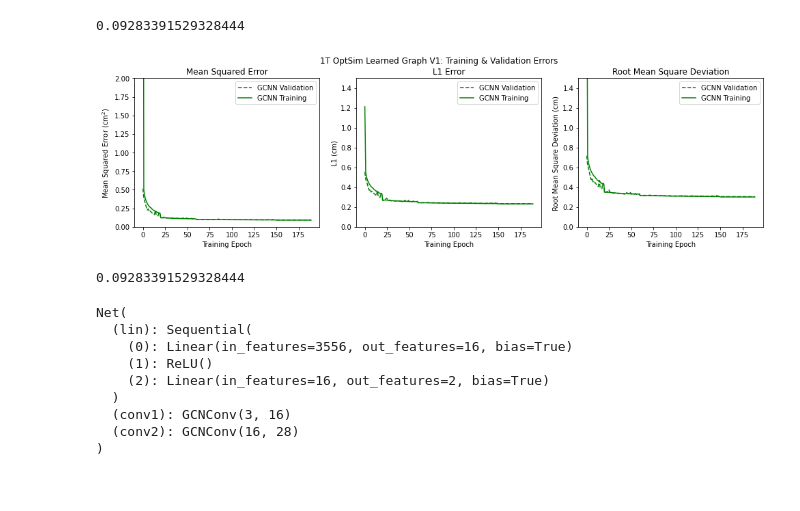
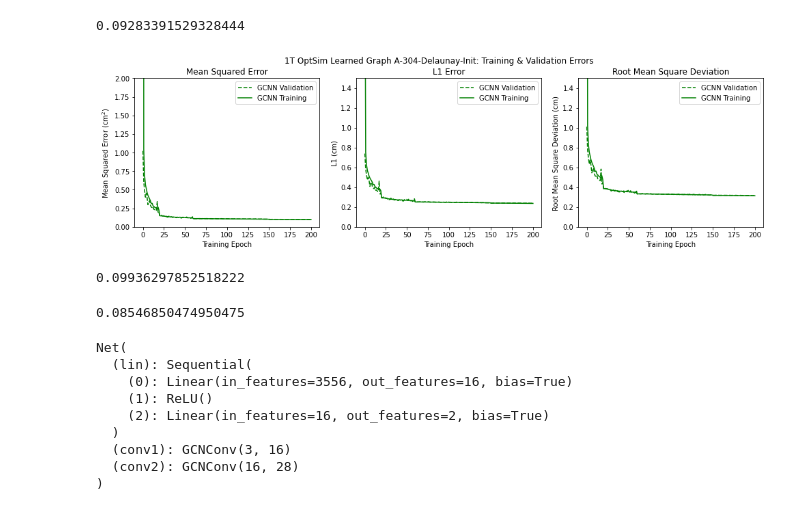
Before and after one commit to DidactsOrg/gcnn-1T, a Jupyter notebook: learning-1T.ipynb, the cells around one changed output. Saved outputs shown, nothing was run; the diff lists cells and outputs as text; code cells hidden in the pictures.

```diff
--- a/learning-1T.ipynb
+++ b/learning-1T.ipynb
@@ -152,15 +152,16 @@ class CustomDataset(Dataset):
 The simulations files that I use can be taken as a single dataset or be combined into a larger dataset. For the case of the larger dataset, a list of the file names needs to passed to CustomDataset instead. I'm saving the root directory under the variable *ROOT* so that it can be used later for saving figures and the model.
 # %%
 # sim_list = ['{}-50000_1000_el_z-10_sim.pkl'.format(ID) for ID in range(12,14)]
-sim_list = ['optical_sim_989875_1T.pkl']
+# sim_list = ['optical_sim_989875_1T.pkl']
+noisy_list = ['simple_noise_optsim.pkl']
 # sim_list.pop(34)
 # %%
 # Produces 100,000 simulation points
 batch_size = 1000
 ROOT='/home/aeoranday/learning_data'
-valid_dataset = CustomDataset(ROOT, sim_list, 'learned_graph_1T_A-294.pkl', proc_name='A-294_optsim')
+valid_dataset = CustomDataset(ROOT, noisy_list, 'nx-graph_delaunay_top_pmt_1T.pkl', proc_name='simple_noise_optsim')
 valid_loader = DataLoader(valid_dataset, batch_size=batch_size)
-train_dataset = CustomDataset(ROOT, sim_list, 'learned_graph_1T_A-294.pkl', proc_name='A-294_optsim', train=True)
+train_dataset = CustomDataset(ROOT, noisy_list, 'nx-graph_delaunay_top_pmt_1T.pkl', proc_name='simple_noise_optsim', train=True)
 train_loader = DataLoader(train_dataset, batch_size=batch_size, shuffle=True)
 # %% [output]
 Processing...
@@ -260,7 +261,7 @@ Per user, this **needs** to be changed into your home directory as well as file
 # %%
 # Training and Testing
 min_mse = 10000
-error_save = ROOT+'/results/optical_sim_1T/gcn_full_val-train_lr-var_A-294-graph.pkl'
+error_save = ROOT+'/results/optical_sim_1T/gcn_full_val-train_lr-var_A-304-Delaunay-Init-graph.pkl'
 
 epoch_lim = 250
 epoch_min = 0
@@ -297,8 +298,8 @@ with plot:
             batch = batch.to(device)
             optimizer.zero_grad()
             out = model(batch)
-            err = F.mse_loss(out, batch.y)
-            L1_err += F.l1_loss(out, batch.y).cpu().detach().item()
+            err = F.mse_loss(out, batch.y, reduction='sum')
+            L1_err += F.l1_loss(out, batch.y, reduction='sum').cpu().detach().item()
             err_train += err.cpu().detach().item()
             err.backward()
             optimizer.step()
@@ -314,8 +315,8 @@ with plot:
         for batch in valid_loader:
             batch = batch.to(device)
             pred = model(batch)
-            err_valid += F.mse_loss(pred, batch.y).cpu().detach().item()
-            L1_err += F.l1_loss(pred, batch.y).cpu().detach().item()
+            err_valid += F.mse_loss(pred, batch.y, reduction='sum').cpu().detach().item()
+            L1_err += F.l1_loss(pred, batch.y, reduction='sum').cpu().detach().item()
         scheduler.step()
         valid_lst.append(err_valid / n_valid)
         valid_L1.append(L1_err / n_valid)
@@ -332,7 +333,7 @@ with plot:
             pk.dump({'valid_mse':valid_lst, 'train_mse':train_lst, 'valid_L1':valid_L1, 'train_L1':train_L1}, fn)
         if valid_lst[-1] < min_mse:
             min_mse = valid_lst[-1]
-            torch.save(model.state_dict(), ROOT+'/models/1T_GCN28_OptSim_A-294-Graph.pth')
+            torch.save(model.state_dict(), ROOT+'/models/1T_GCN28_OptSim_A-304-Delaunay-Init-Graph.pth')
         if epoch > 150:
             if valid_lst[-1] > valid_lst[-2]:
                 if break_count >= 20:
@@ -366,47 +367,51 @@ plt.subplots(nrows=1, ncols=3, figsize=(16.5, 4), facecolor='white')
 plt.subplot(131)
 ax = plt.gca()
 ## GCN
-plt.plot(range(n_gcn_valid), np.array(valid_lst), c='g', ls='--', label='GCNN Validation')
-plt.plot(range(n_gcn_train), np.array(train_lst), c='g', label='GCNN Training')
+plt.plot(range(n_gcn_valid), np.array(valid_lst)/2, c='g', ls='--', label='GCNN Validation')
+plt.plot(range(n_gcn_train), np.array(train_lst)/2, c='g', label='GCNN Training')
 
 plt.title("Mean Squared Error")
 plt.xlabel("Training Epoch")
 plt.ylabel(r"Mean Squared Error (cm$^2$)")
 plt.ylim((0,2))
 plt.legend()
 
 # L1
 plt.subplot(132)
 ## GCN
-plt.plot(range(n_gcn_valid), np.array(valid_L1), c='g', ls='--', label='GCNN Validation')
-plt.plot(range(n_gcn_train), np.array(train_L1), c='g', label='GCNN Training')
+plt.plot(range(n_gcn_valid), np.array(valid_L1)/2, c='g', ls='--', label='GCNN Validation')
+plt.plot(range(n_gcn_train), np.array(train_L1)/2, c='g', label='GCNN Training')
 
 plt.title("L1 Error")
 plt.xlabel("Training Epoch")
 plt.ylabel("L1 (cm)")
 plt.ylim((0,1.5))
 plt.legend(loc=0)
 
 # RMSD
 plt.subplot(133)
 ## GCN
-plt.plot(range(n_gcn_valid), np.sqrt(np.array(valid_lst)), c='g', ls='--', label='GCNN Validation')
-plt.plot(range(n_gcn_train), np.sqrt(np.array(train_lst)), c='g', label='GCNN Training')
+plt.plot(range(n_gcn_valid), np.sqrt(np.array(valid_lst)/2), c='g', ls='--', label='GCNN Validation')
+plt.plot(range(n_gcn_train), np.sqrt(np.array(train_lst)/2), c='g', label='GCNN Training')
 
 plt.title("Root Mean Square Deviation")
 plt.xlabel("Training Epoch")
 plt.ylabel("Root Mean Square Deviation (cm)")
 plt.ylim((0,1.5))
 plt.legend(loc=0)
-plt.suptitle("1T OptSim Learned Graph V1: Training & Validation Errors", y=0.99)
-# plt.savefig(ROOT+"/results/optical_sim_1T/training-err_learned-v1.pdf")
+plt.suptitle("1T OptSim Learned Graph A-304-Delaunay-Init: Training & Validation Errors", y=0.99)
+# plt.savefig(ROOT+"/results/optical_sim_1T/training-err_A-304-Delaunay-Init.pdf")
 plt.show()
 # %% [output]
-[figure, old version]
+[figure, new version]
 # %%
 min(valid_lst)/2
 # %% [output]
-0.09283391529328444
+0.09936297852518222
+# %%
+valid_lst[-1]/2
+# %% [output]
+0.08546850474950475
 # %%
 model.load_state_dict(torch.load(ROOT+'/models/1T_GCN28_OptSim_Minimum_LR-Change_Corrected-Graph.pth'))
 model.eval()
```
Also changed, not shown: parts of 13 cells of this notebook.
